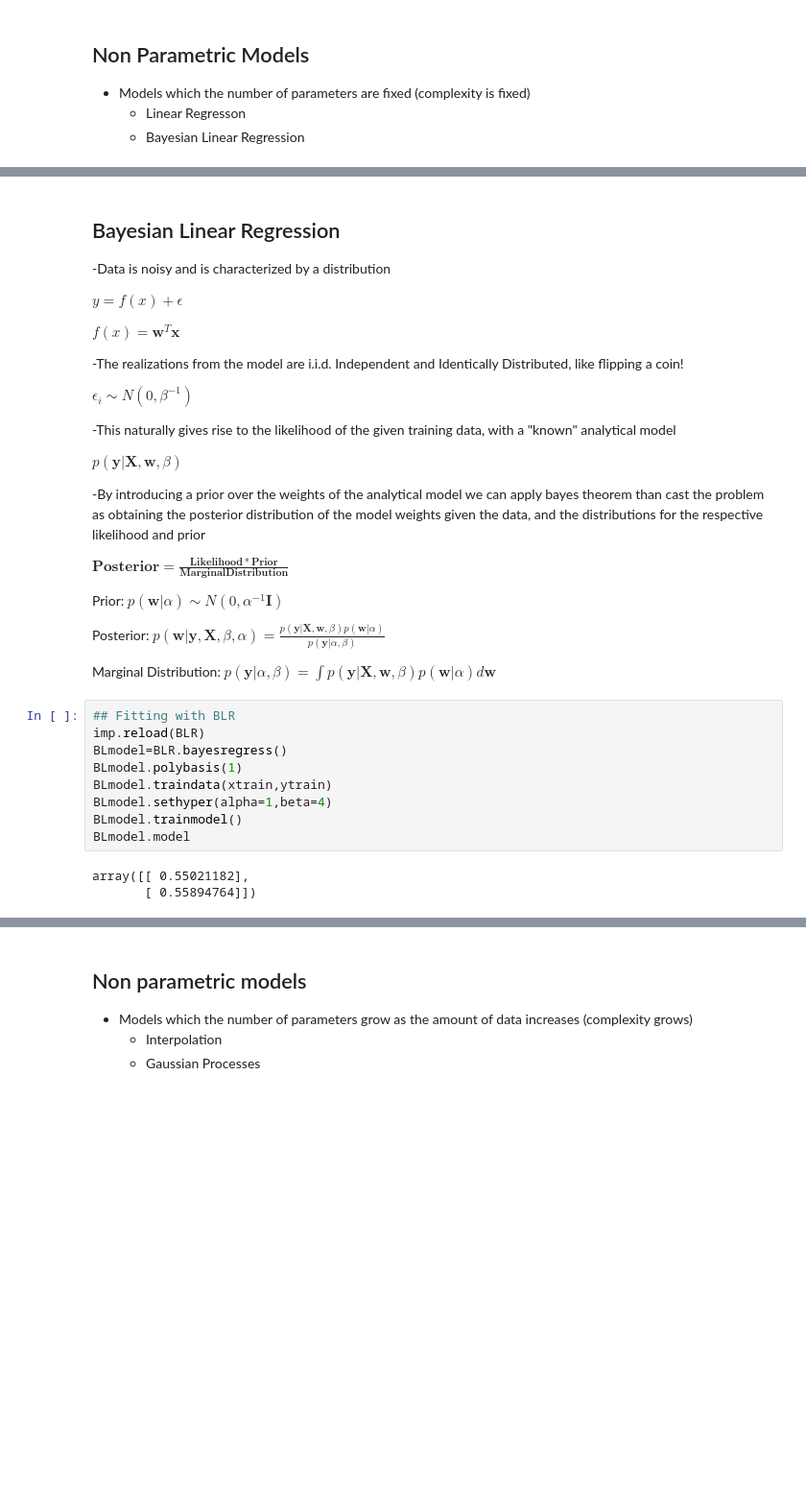
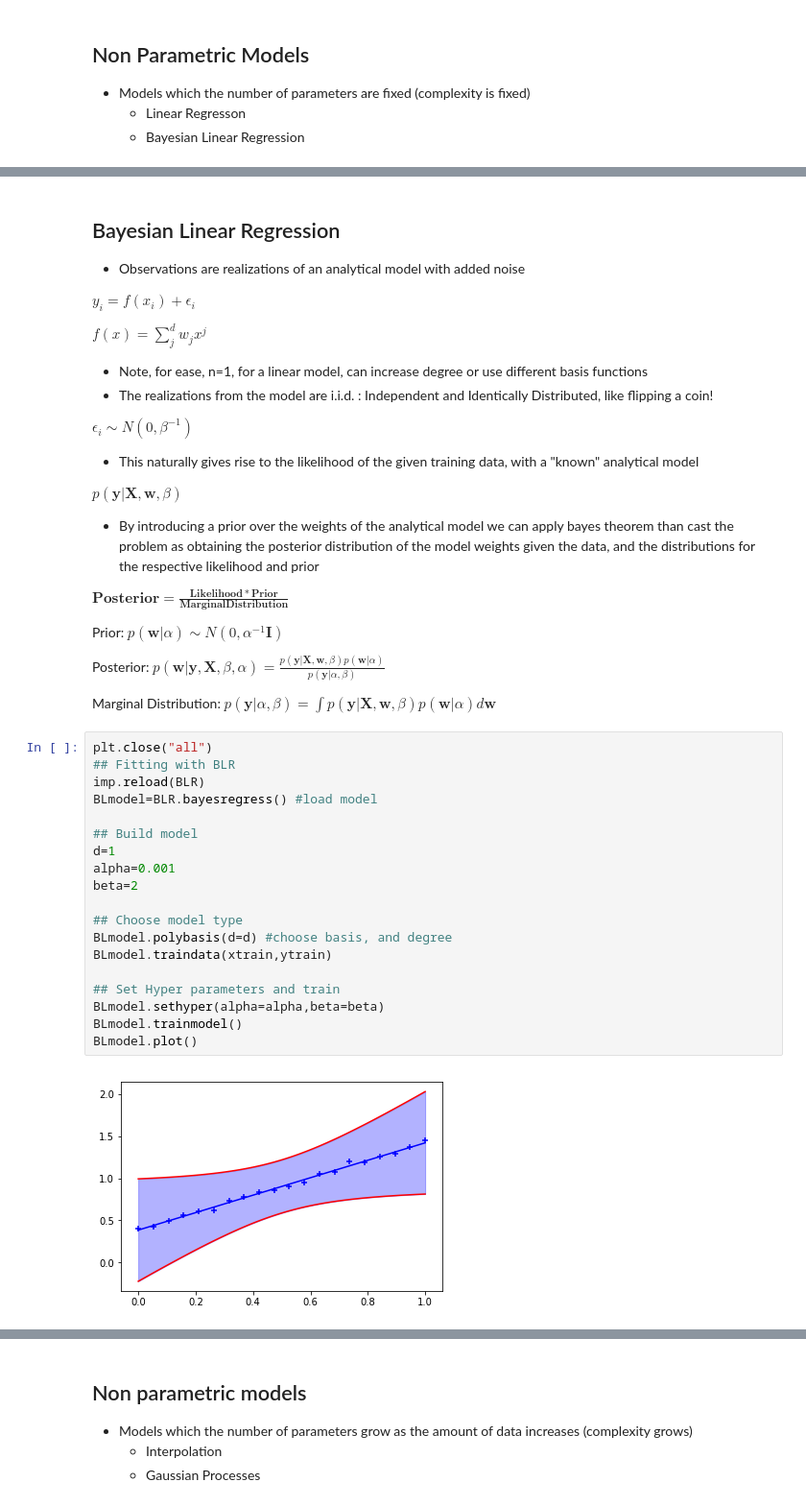
Before and after one commit to SvenVoigt/Bayes-GP_demos, a Jupyter notebook: Material Informatics Class Demo.ipynb, the cells around one changed output, grey strips where cells are left out. Shown: that part at 96% size. Cells and saved outputs as stored; diff of their text form; blank space fills up the shorter version.

```diff
--- a/Material Informatics Class Demo.ipynb
+++ b/Material Informatics Class Demo.ipynb
@@ -75,21 +107,22 @@ np.sum((LRmodel.eval(xtrain)-f2(xtrain))**2)/len(xtrain)
 # %% [markdown]
 ## Bayesian Linear Regression
--Data is noisy and is characterized by a distribution
+* Observations are realizations of an analytical model with added noise
 
-$y = f(x) + \epsilon$
+$y_i = f(x_i) + \epsilon_i$
 
-$f(x)=\pmb{w}^T\pmb{x}$
+$f(x)= \sum_j^d w_j x^j$
 
--The realizations from the model are i.i.d.
+* Note, for ease, n=1, for a linear model, can increase degree or use different basis functions
+* The realizations from the model are i.i.d. :
     Independent and Identically Distributed, like flipping a coin!
 
 $\epsilon_i \sim N(0,\beta^{-1})$
 
--This naturally gives rise to the likelihood of the  given training data, with a "known" analytical model
+* This naturally gives rise to the likelihood of the  given training data, with a "known" analytical model
 
 $p(\pmb{y}|\pmb{X},\pmb{w},\beta)$
 
--By introducing a prior over the weights of the analytical model we can apply bayes theorem than cast the problem as obtaining the posterior distribution of the model weights given the data, and the distributions for the respective likelihood and prior
+* By introducing a prior over the weights of the analytical model we can apply bayes theorem than cast the problem as obtaining the posterior distribution of the model weights given the data, and the distributions for the respective likelihood and prior
 
 $\pmb{Posterior}= \frac{\pmb{Likelihood} * \pmb{Prior}}
 {\pmb{Marginal Distribution}}$
@@ -104,14 +137,23 @@ $p(\pmb{w}|\pmb{y},\pmb{X},\beta,\alpha)= \frac{p(\pmb{y}|\pmb{X},\pmb{w},\beta)
 Marginal Distribution:
 $p(\pmb{y}|\alpha,\beta) = \int p(\pmb{y}|\pmb{X},\pmb{w},\beta)p(\pmb{w}|\alpha) d\pmb{w}$
 # %%
+plt.close("all")
 ## Fitting with BLR
 imp.reload(BLR)
-BLmodel=BLR.bayesregress()
-BLmodel.polybasis(1)
+BLmodel=BLR.bayesregress() #load model
+
+## Build model
+d=1
+alpha=0.001
+beta=2
+
+## Choose model type
+BLmodel.polybasis(d=d) #choose basis, and degree
 BLmodel.traindata(xtrain,ytrain)
-BLmodel.sethyper(alpha=1,beta=4)
+
+## Set Hyper parameters and train
+BLmodel.sethyper(alpha=alpha,beta=beta)
 BLmodel.trainmodel()
-BLmodel.model
+BLmodel.plot()
 # %% [output]
-array([[ 0.55021182],
-       [ 0.55894764]])
+[figure, added]
```
Also changed, not shown: parts of 32 cells of this notebook, 3 other files.
